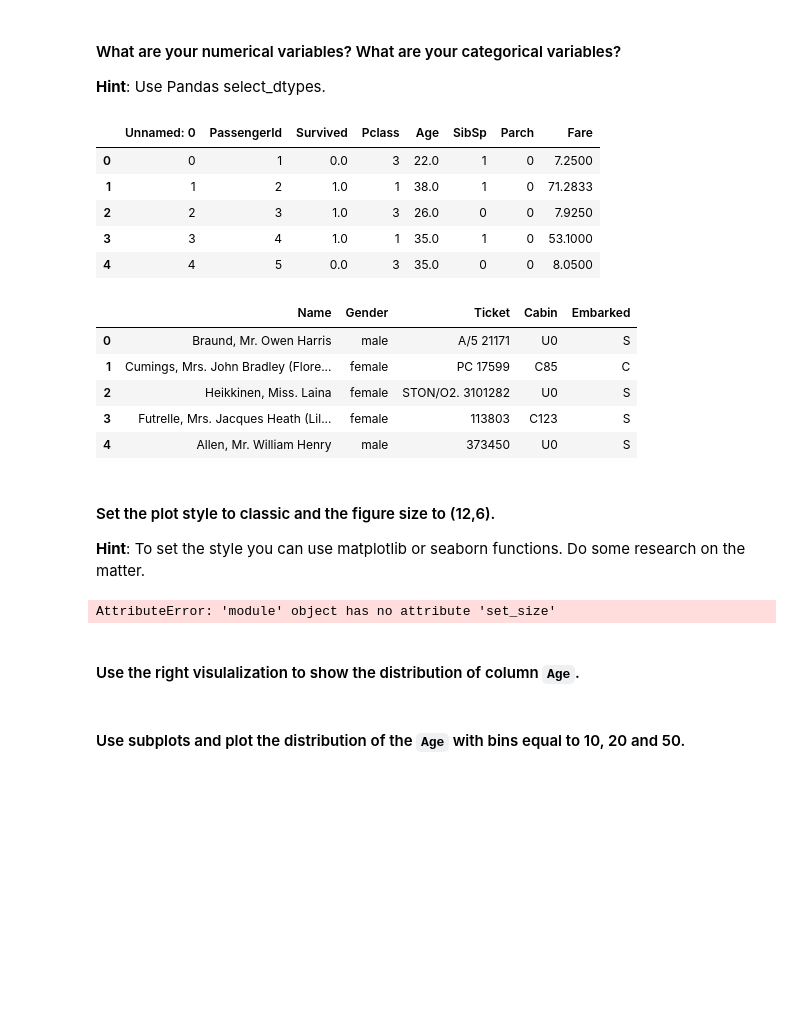
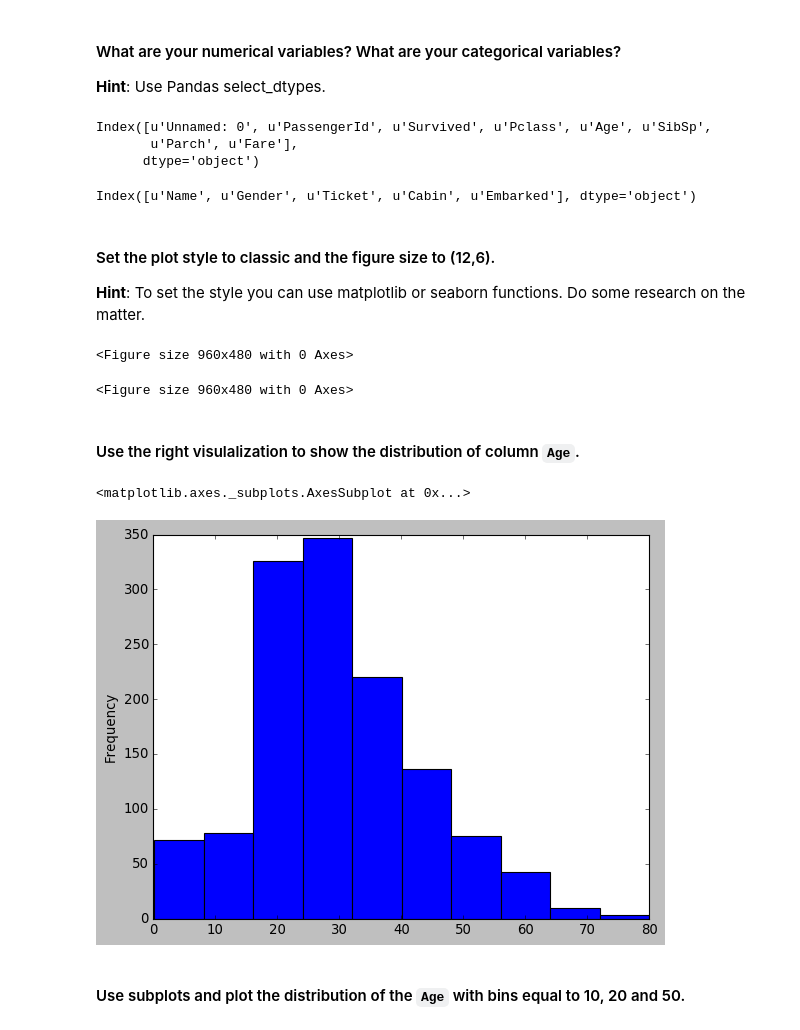
Before and after one commit to miquelpetit/lab-matplotlib-seaborn, a Jupyter notebook: your-code/main.ipynb, the cells around one changed output. Drawn from its saved outputs; the diff is of its cells as text; code cells hidden in the pictures; blank space fills up the shorter version.

```diff
--- a/your-code/main.ipynb
+++ b/your-code/main.ipynb
@@ -194,36 +194,34 @@ dtype: object
 # %%
 # NUMERICAL VARIABLES
 # your code here
-titanic.select_dtypes(include=['int64','float64']).head()
+titanic.select_dtypes(include=['int64','float64']).columns
 # %% [output]
-|  | Unnamed: 0 | PassengerId | Survived | Pclass | Age | SibSp | Parch | Fare |
-| 0 | 0 | 1 | 0.0 | 3 | 22.0 | 1 | 0 | 7.2500 |
-| 1 | 1 | 2 | 1.0 | 1 | 38.0 | 1 | 0 | 71.2833 |
-| 2 | 2 | 3 | 1.0 | 3 | 26.0 | 0 | 0 | 7.9250 |
-| 3 | 3 | 4 | 1.0 | 1 | 35.0 | 1 | 0 | 53.1000 |
-| 4 | 4 | 5 | 0.0 | 3 | 35.0 | 0 | 0 | 8.0500 |
+Index([u'Unnamed: 0', u'PassengerId', u'Survived', u'Pclass', u'Age', u'SibSp',
+       u'Parch', u'Fare'],
+      dtype='object')
 # %%
 # CATEGORICAL VARIABLES
 # your code here
-titanic.select_dtypes(exclude=['int64','float64']).head()
+titanic.select_dtypes(exclude=['int64','float64']).columns
 # %% [output]
-|  | Name | Gender | Ticket | Cabin | Embarked |
-| 0 | Braund, Mr. Owen Harris | male | A/5 21171 | U0 | S |
-| 1 | Cumings, Mrs. John Bradley (Flore... | female | PC 17599 | C85 | C |
-| 2 | Heikkinen, Miss. Laina | female | STON/O2. 3101282 | U0 | S |
-| 3 | Futrelle, Mrs. Jacques Heath (Lil... | female | 113803 | C123 | S |
-| 4 | Allen, Mr. William Henry | male | 373450 | U0 | S |
+Index([u'Name', u'Gender', u'Ticket', u'Cabin', u'Embarked'], dtype='object')
 # %% [markdown]
 #### Set the plot style to classic and the figure size to (12,6).
 **Hint**: To set the style you can use matplotlib or seaborn functions. Do some research on the matter.
 # %%
 # your code here
-plt.set_size()
+plt.style.use('classic')
+plt.figure(figsize=(12,6))
 # %% [output]
-AttributeError: 'module' object has no attribute 'set_size'
+<Figure size 960x480 with 0 Axes>
+<Figure size 960x480 with 0 Axes>
 # %% [markdown]
 #### Use the right visulalization to show the distribution of column `Age`.
 # %%
 # your code here
+titanic['Age'].plot(kind='hist')
+# %% [output]
+<matplotlib.axes._subplots.AxesSubplot at 0x...>
+[figure, added]
 # %% [markdown]
 #### Use subplots and plot the distribution of the `Age`  with bins equal to 10, 20 and 50.
```
Also changed, not shown: parts of 24 cells of this notebook.
